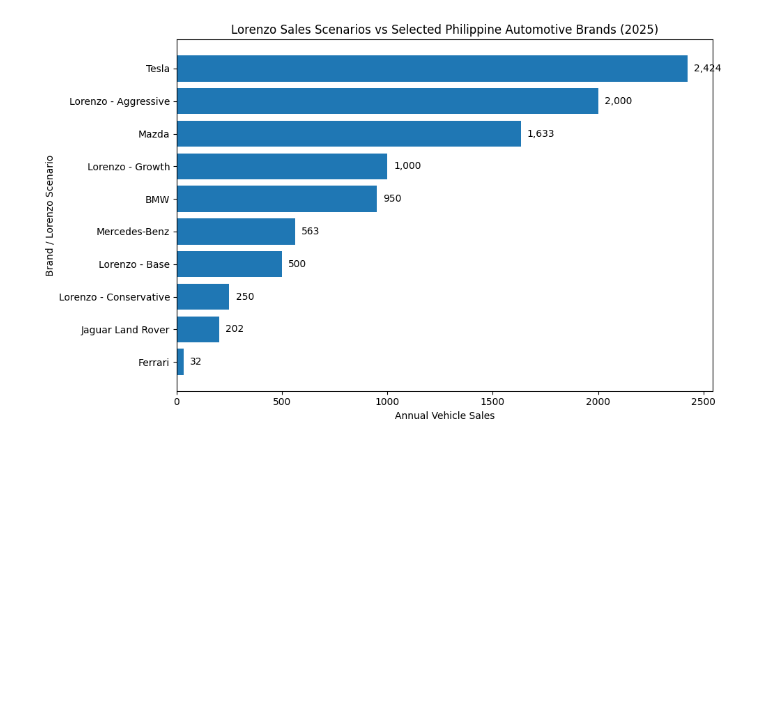
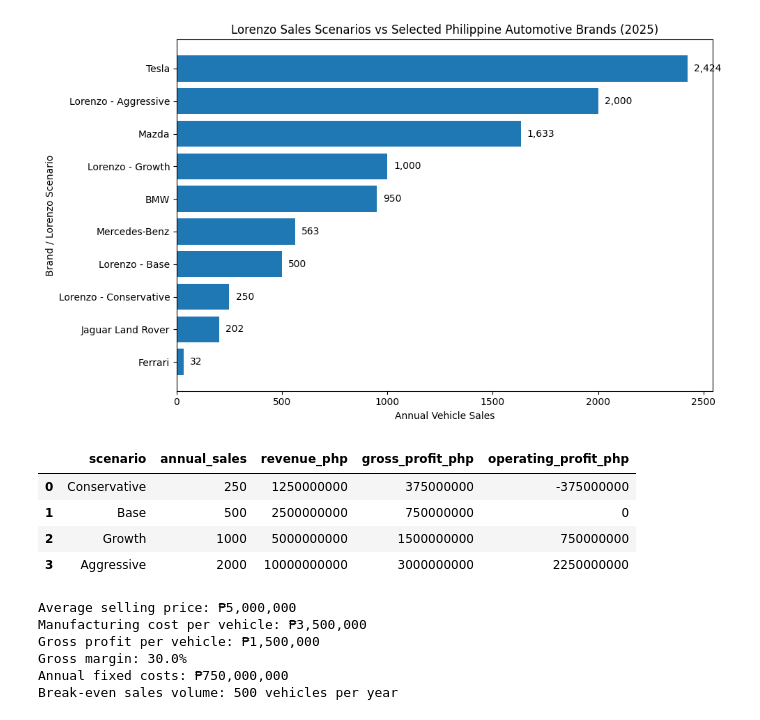
Before and after one commit to Maxieee3/lorenzo-philippines-market-analysis, a Jupyter notebook: notebooks/01_philippine_automotive_market_analysis.ipynb, the cells around one changed output. Saved outputs shown, nothing was run; the diff lists cells and outputs as text; code cells hidden in the pictures; blank space fills up the shorter version.

Commit message:
Add Lorenzo break-even scenario analysis

```diff
--- a/notebooks/01_philippine_automotive_market_analysis.ipynb
+++ b/notebooks/01_philippine_automotive_market_analysis.ipynb
@@ -188,3 +188,74 @@ plt.tight_layout()
 plt.show()
 # %% [output]
 [figure]
+# %%
+lorenzo_financial_scenarios = pd.DataFrame({
+    "scenario": [
+        "Conservative",
+        "Base",
+        "Growth",
+        "Aggressive"
+    ],
+    "annual_sales": [
+        250,
+        500,
+        1000,
+        2000
+    ]
+})
+
+# Initial assumptions - we will refine these later with real data
+average_selling_price = 5_000_000      # PHP per vehicle
+manufacturing_cost_per_car = 3_500_000 # PHP per vehicle
+annual_fixed_costs = 750_000_000       # PHP per year
+
+gross_profit_per_car = (
+    average_selling_price - manufacturing_cost_per_car
+)
+
+lorenzo_financial_scenarios["revenue_php"] = (
+    lorenzo_financial_scenarios["annual_sales"] *
+    average_selling_price
+)
+
+lorenzo_financial_scenarios["gross_profit_php"] = (
+    lorenzo_financial_scenarios["annual_sales"] *
+    gross_profit_per_car
+)
+
+lorenzo_financial_scenarios["operating_profit_php"] = (
+    lorenzo_financial_scenarios["gross_profit_php"] -
+    annual_fixed_costs
+)
+
+lorenzo_financial_scenarios
+# %% [output]
+|  | scenario | annual_sales | revenue_php | gross_profit_php | operating_profit_php |
+| 0 | Conservative | 250 | 1250000000 | 375000000 | -375000000 |
+| 1 | Base | 500 | 2500000000 | 750000000 | 0 |
+| 2 | Growth | 1000 | 5000000000 | 1500000000 | 750000000 |
+| 3 | Aggressive | 2000 | 10000000000 | 3000000000 | 2250000000 |
+# %%
+import math
+
+break_even_units = math.ceil(
+    annual_fixed_costs / gross_profit_per_car
+)
+
+gross_margin_percent = (
+    gross_profit_per_car / average_selling_price * 100
+)
+
+print(f"Average selling price: ₱{average_selling_price:,.0f}")
+print(f"Manufacturing cost per vehicle: ₱{manufacturing_cost_per_car:,.0f}")
+print(f"Gross profit per vehicle: ₱{gross_profit_per_car:,.0f}")
+print(f"Gross margin: {gross_margin_percent:.1f}%")
+print(f"Annual fixed costs: ₱{annual_fixed_costs:,.0f}")
+print(f"Break-even sales volume: {break_even_units:,} vehicles per year")
+# %% [output]
+Average selling price: ₱5,000,000
+Manufacturing cost per vehicle: ₱3,500,000
+Gross profit per vehicle: ₱1,500,000
+Gross margin: 30.0%
+Annual fixed costs: ₱750,000,000
+Break-even sales volume: 500 vehicles per year
```
